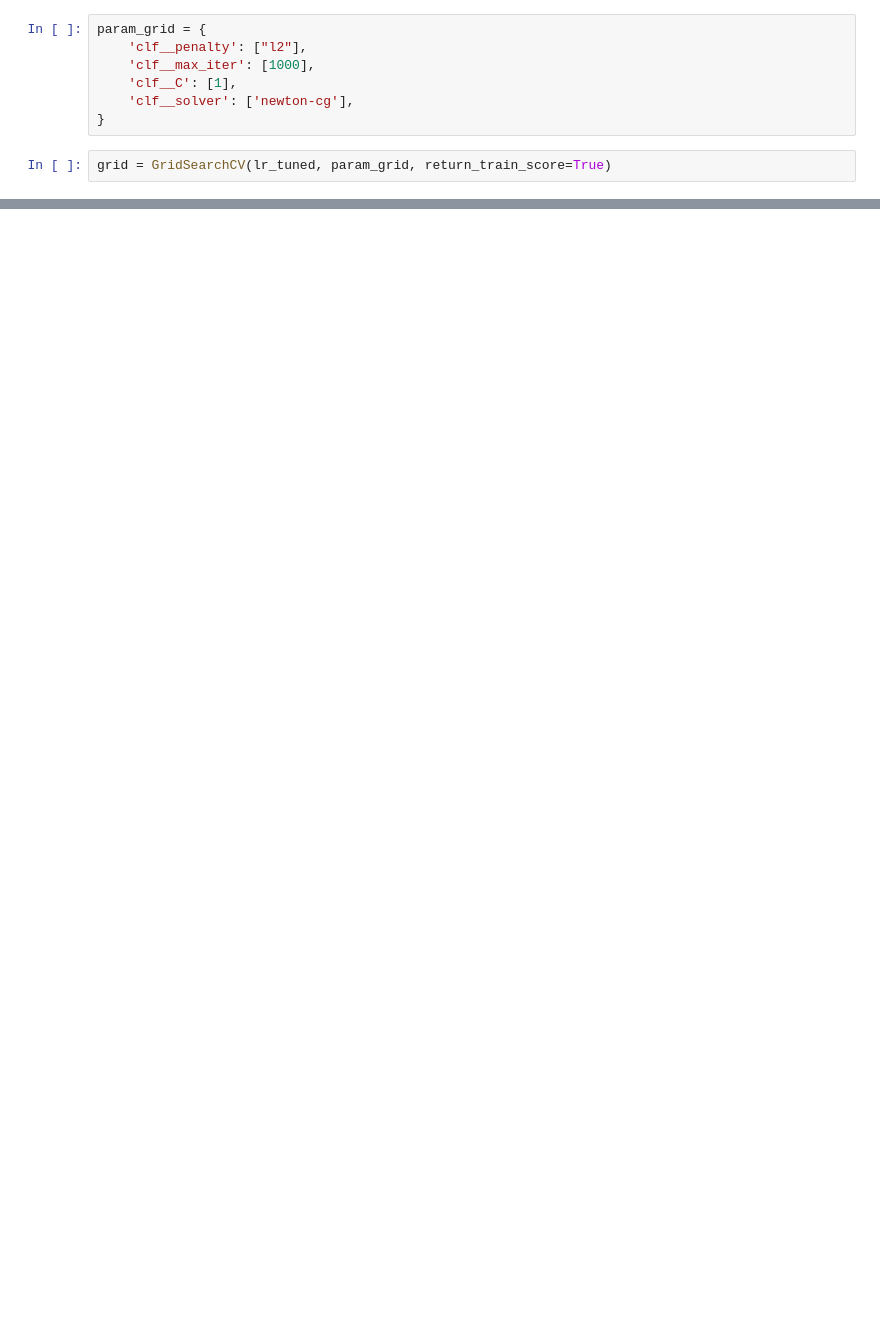
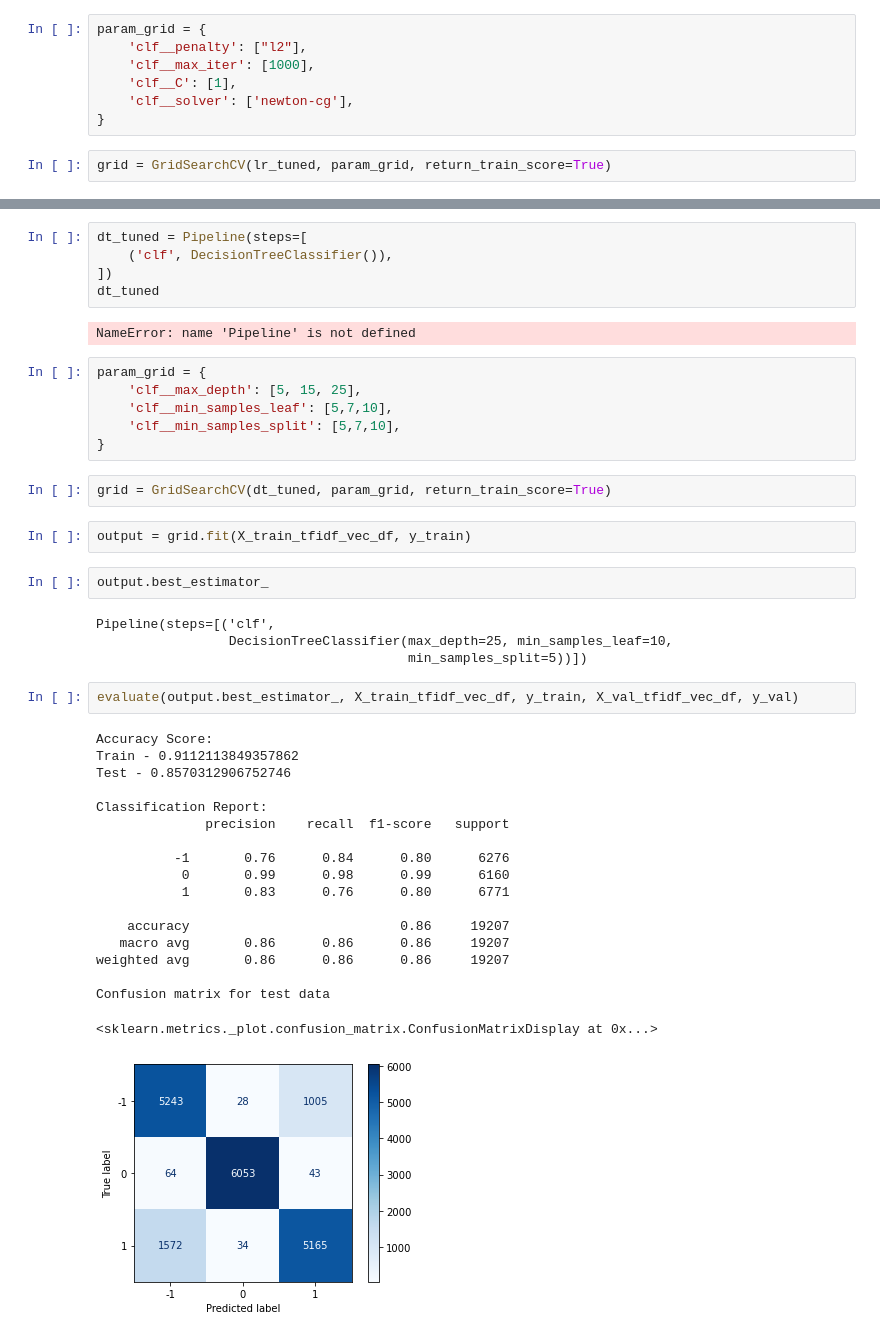
Before and after one commit to DaveMcKinley/MediaBiasAnalysis, a Jupyter notebook: Notebooks/Modeling.ipynb, the cells around one changed output, grey strips where cells are left out. Drawn from its saved outputs; the diff is of its cells as text; blank space fills up the shorter version.

```diff
--- a/Notebooks/Modeling.ipynb
+++ b/Notebooks/Modeling.ipynb
@@ -425,0 +475,44 @@ weighted avg       0.79      0.79      0.79     19207
+# %%
+dt_tuned = Pipeline(steps=[
+    ('clf', DecisionTreeClassifier()),
+])
+dt_tuned
+# %% [output]
+NameError: name 'Pipeline' is not defined
+# %%
+param_grid = {
+    'clf__max_depth': [5, 15, 25],
+    'clf__min_samples_leaf': [5,7,10],
+    'clf__min_samples_split': [5,7,10],
+}
+# %%
+grid = GridSearchCV(dt_tuned, param_grid, return_train_score=True)
+# %%
+output = grid.fit(X_train_tfidf_vec_df, y_train)
+# %%
+output.best_estimator_
+# %% [output]
+Pipeline(steps=[('clf',
+                 DecisionTreeClassifier(max_depth=25, min_samples_leaf=10,
+                                        min_samples_split=5))])
+# %%
+evaluate(output.best_estimator_, X_train_tfidf_vec_df, y_train, X_val_tfidf_vec_df, y_val)
+# %% [output]
+Accuracy Score:
+Train - 0.9112113849357862
+Test - 0.8570312906752746
+
+Classification Report:
+              precision    recall  f1-score   support
+
+          -1       0.76      0.84      0.80      6276
+           0       0.99      0.98      0.99      6160
+           1       0.83      0.76      0.80      6771
+
+    accuracy                           0.86     19207
+   macro avg       0.86      0.86      0.86     19207
+weighted avg       0.86      0.86      0.86     19207
+
+Confusion matrix for test data
+<sklearn.metrics._plot.confusion_matrix.ConfusionMatrixDisplay at 0x...>
+[figure, added]
```
Also changed, not shown: parts of 110 cells of this notebook.
